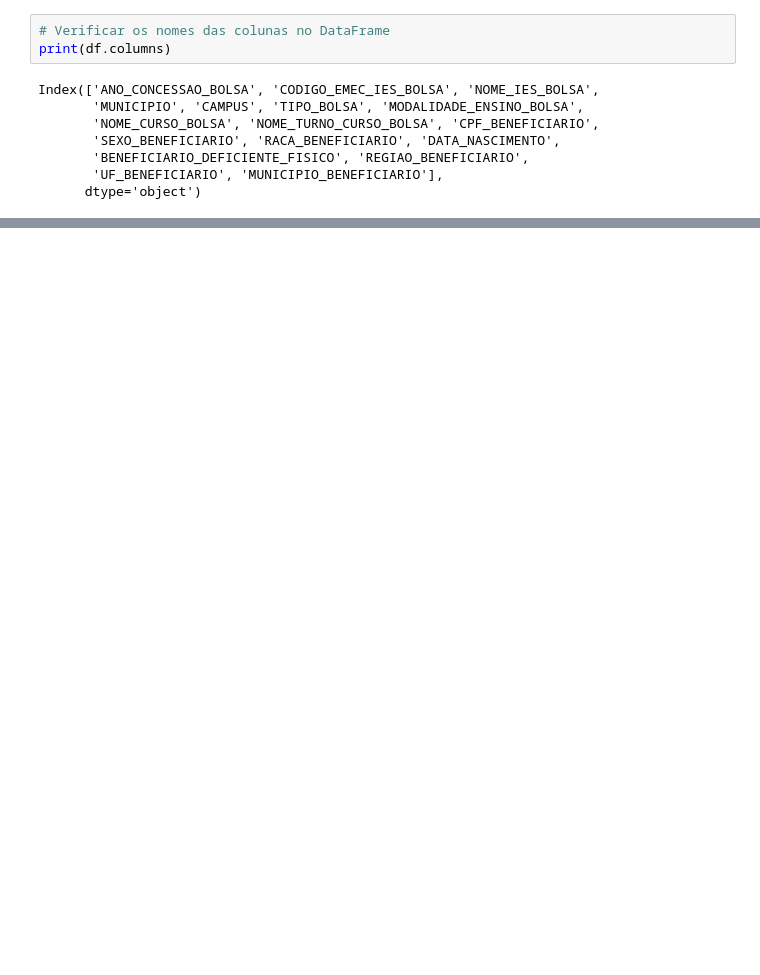
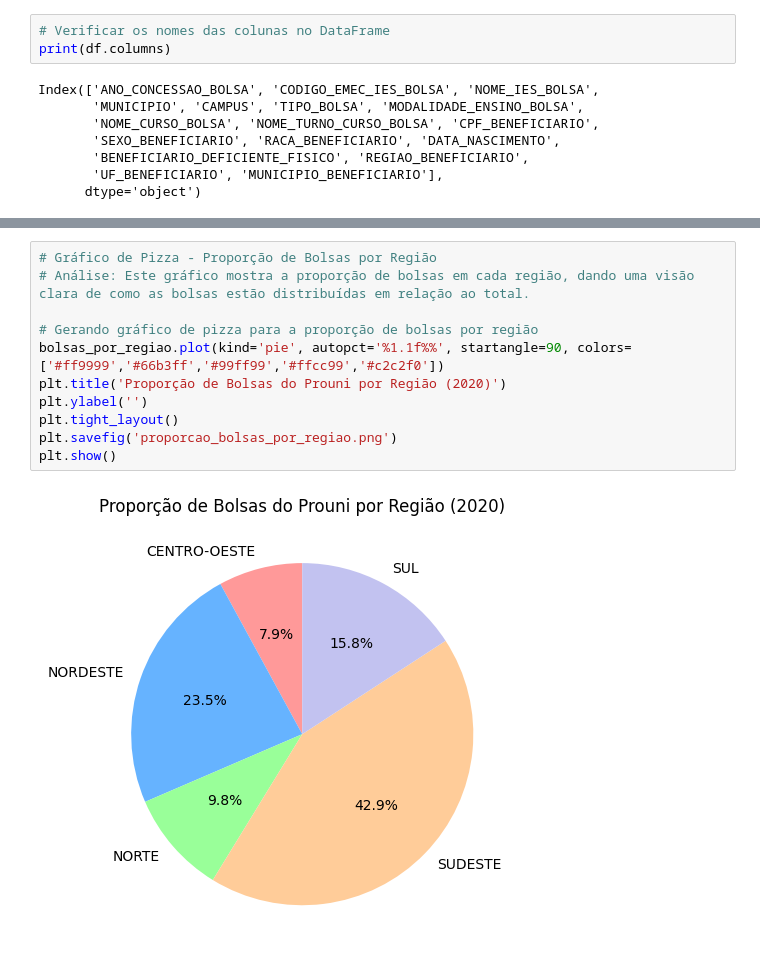
Before and after one commit to Helionaydias/Desafio-Python-Kick, a Jupyter notebook: projetoPython/projeto_python.ipynb, the cells around one changed output, grey strips where cells are left out. Cells and saved outputs as stored; diff of their text form; blank space fills up the shorter version.

```diff
--- a/projetoPython/projeto_python.ipynb
+++ b/projetoPython/projeto_python.ipynb
@@ -133,0 +68,13 @@ Relatório PDF gerado com sucesso!
+# %%
+# Gráfico de Pizza - Proporção de Bolsas por Região
+# Análise: Este gráfico mostra a proporção de bolsas em cada região, dando uma visão clara de como as bolsas estão distribuídas em relação ao total.
+
+# Gerando gráfico de pizza para a proporção de bolsas por região
+bolsas_por_regiao.plot(kind='pie', autopct='%1.1f%%', startangle=90, colors=['#ff9999','#66b3ff','#99ff99','#ffcc99','#c2c2f0'])
+plt.title('Proporção de Bolsas do Prouni por Região (2020)')
+plt.ylabel('')
+plt.tight_layout()
+plt.savefig('proporcao_bolsas_por_regiao.png')
+plt.show()
+# %% [output]
+[figure, added]
```
Also changed, not shown: parts of 17 cells of this notebook, 14 other files.
